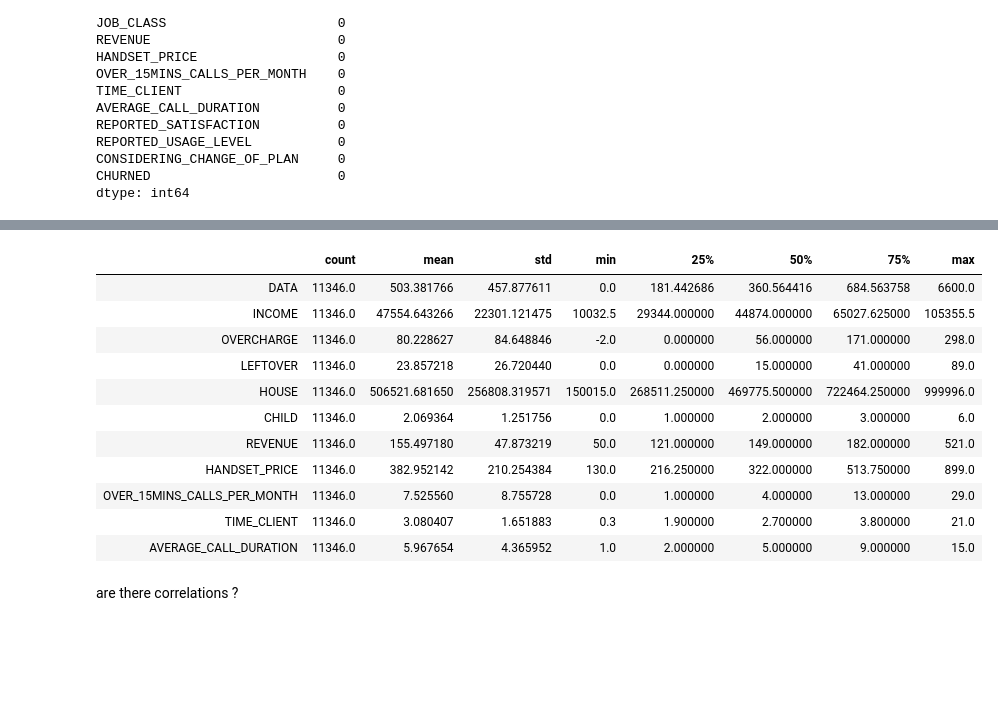
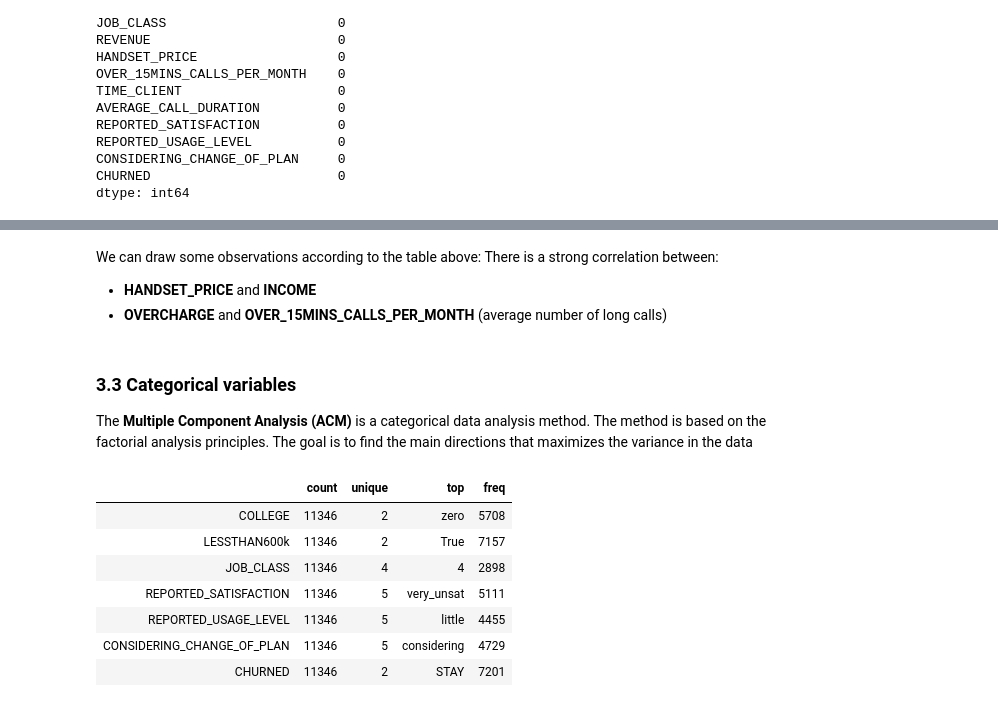
Before and after one commit to yvesEfangon/challenges, a Jupyter notebook: rexel/Report.ipynb, the cells around one changed output, grey strips where cells are left out. Drawn from its saved outputs; the diff is of its cells as text; code cells hidden in the pictures; blank space fills up the shorter version.

```diff
--- a/rexel/Report.ipynb
+++ b/rexel/Report.ipynb
@@ -189,18 +238,23 @@ This intend to ease the choice of a machine learning model family.
+# %% [markdown]
+We can draw some observations according to the table above:
+There is a strong correlation between:
+
+* __HANDSET_PRICE__ and __INCOME__
+* __OVERCHARGE__ and __OVER_15MINS_CALLS_PER_MONTH__ (average number of long calls)
+# %% [markdown]
+### 3.3 Categorical variables
+
+The __Multiple Component Analysis (ACM)__ is a categorical data analysis method. The method is based on the factorial analysis principles. The goal is to find the main directions that maximizes the variance in the data
 # %%
-dataNumeric = data.select_dtypes(exclude='category')
-dataNumeric.describe().T
+dataCat = data.select_dtypes(include='category')
+del dataCat['CUSTOMER_ID']
+dataCat.describe().T
 # %% [output]
-|  | count | mean | std | min | 25% | 50% | 75% | max |
-| DATA | 11346.0 | 503.381766 | 457.877611 | 0.0 | 181.442686 | 360.564416 | 684.563758 | 6600.0 |
-| INCOME | 11346.0 | 47554.643266 | 22301.121475 | 10032.5 | 29344.000000 | 44874.000000 | 65027.625000 | 105355.5 |
-| OVERCHARGE | 11346.0 | 80.228627 | 84.648846 | -2.0 | 0.000000 | 56.000000 | 171.000000 | 298.0 |
-| LEFTOVER | 11346.0 | 23.857218 | 26.720440 | 0.0 | 0.000000 | 15.000000 | 41.000000 | 89.0 |
-| HOUSE | 11346.0 | 506521.681650 | 256808.319571 | 150015.0 | 268511.250000 | 469775.500000 | 722464.250000 | 999996.0 |
-| CHILD | 11346.0 | 2.069364 | 1.251756 | 0.0 | 1.000000 | 2.000000 | 3.000000 | 6.0 |
-| REVENUE | 11346.0 | 155.497180 | 47.873219 | 50.0 | 121.000000 | 149.000000 | 182.000000 | 521.0 |
-| HANDSET_PRICE | 11346.0 | 382.952142 | 210.254384 | 130.0 | 216.250000 | 322.000000 | 513.750000 | 899.0 |
-| OVER_15MINS_CALLS_PER_MONTH | 11346.0 | 7.525560 | 8.755728 | 0.0 | 1.000000 | 4.000000 | 13.000000 | 29.0 |
-| TIME_CLIENT | 11346.0 | 3.080407 | 1.651883 | 0.3 | 1.900000 | 2.700000 | 3.800000 | 21.0 |
-| AVERAGE_CALL_DURATION | 11346.0 | 5.967654 | 4.365952 | 1.0 | 2.000000 | 5.000000 | 9.000000 | 15.0 |
+|  | count | unique | top | freq |
+| COLLEGE | 11346 | 2 | zero | 5708 |
+| LESSTHAN600k | 11346 | 2 | True | 7157 |
+| JOB_CLASS | 11346 | 4 | 4 | 2898 |
+| REPORTED_SATISFACTION | 11346 | 5 | very_unsat | 5111 |
+| REPORTED_USAGE_LEVEL | 11346 | 5 | little | 4455 |
+| CONSIDERING_CHANGE_OF_PLAN | 11346 | 5 | considering | 4729 |
+| CHURNED | 11346 | 2 | STAY | 7201 |
-# %% [markdown]
-are there correlations ?
```
Also changed, not shown: parts of 32 cells of this notebook.
